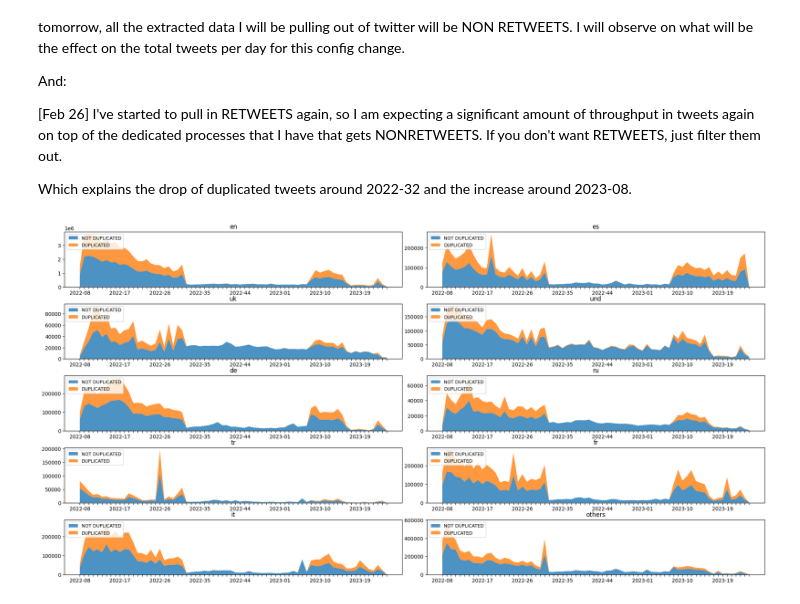
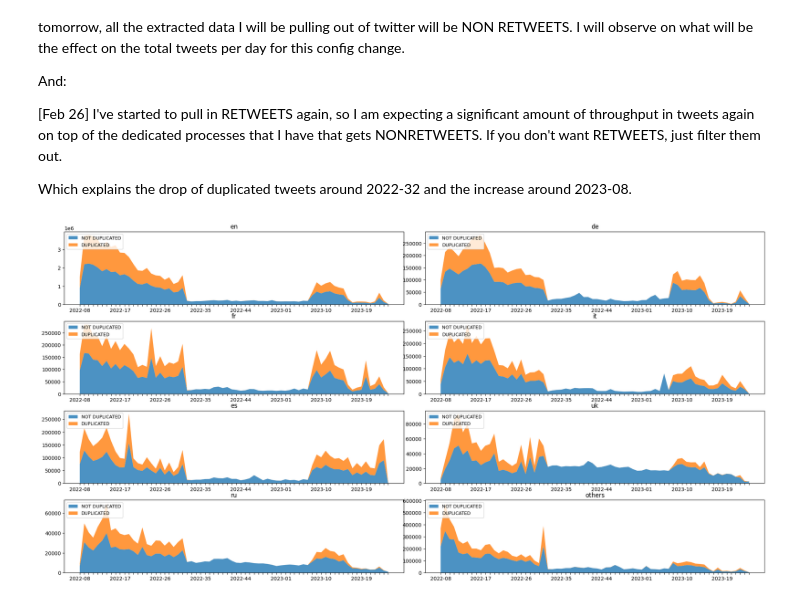
Before and after one commit to Freshpinguin/TopicAnalysisRUWTweets, a Jupyter notebook: Notebooks/FirstOpen.ipynb, the cells around one changed output. Drawn from its saved outputs; the diff is of its cells as text; code cells hidden in the pictures.

```diff
--- a/Notebooks/FirstOpen.ipynb
+++ b/Notebooks/FirstOpen.ipynb
@@ -97,8 +124,8 @@ def get_all_aggregated_data() -> pd.DataFrame:
     """
     Loads or creates all aggregated data.
     """
-    path_2023 = "/Users/robinfeldmann/TopicAnalysisRUWTweets/Data/2023_agg.csv"
-    path_2022 = "/Users/robinfeldmann/TopicAnalysisRUWTweets/Data/2022_agg.csv"
+    path_2023 = "/Users/robinfeldmann/TopicAnalysisRUWTweets/Data/AggregatedData/2023_agg.csv"
+    path_2022 = "/Users/robinfeldmann/TopicAnalysisRUWTweets/Data/AggregatedData/2022_agg.csv"
 
     df_agg_2023 = pd.read_csv(path_2023)
     df_agg_2022 = pd.read_csv(path_2022)
@@ -391,31 +420,37 @@ I've started to pull in RETWEETS again, so I am expecting a significant amount o
 
 Which explains the drop of duplicated tweets around 2022-32 and the increase around 2023-08.
 # %%
-fig, ax = plt.subplots(5,2)
-fig.tight_layout(pad=1.2)
-for lang_index, language in enumerate(selected_lang):
-    x_ind = lang_index % 5
-    y_ind = lang_index % 2
-    df_agg['weeks'] = df_agg['date'].apply(pd.to_datetime).apply(lambda x: str(x.year)+ "-" + str(x.week) if len(str(x.week))==2 else str(x.year)+ "-0" + str(x.week))
+def stackplot_duplicates_over_weeks_multipl(df: pd.DataFrame, languages: np.ndarray[str], save_path: str = None ) -> None:
 
-    df_weeks = df_agg.groupby("weeks")[[language,language+"_dupl"]].sum()
-    df_weeks[DataSchema.ROWS] = df_weeks[language] - df_weeks[language+"_dupl"]
+    fig, ax = plt.subplots( languages.shape[0] // 2,2)
+    fig.tight_layout(pad=1.2)
+    for lang_index, language in enumerate(languages):
+        x_ind = lang_index // 2
+        y_ind = lang_index % 2
+        df['weeks'] = df[MetaDataSchema.DATE].apply(pd.to_datetime).apply(lambda x: str(x.year)+ "-" + str(x.week) if len(str(x.week))==2 else str(x.year)+ "-0" + str(x.week))
+
+        df_weeks = df_agg.groupby("weeks")[[language,language+"_dupl"]].sum()
+        df_weeks[DataSchema.ROWS] = df_weeks[language] - df_weeks[language+"_dupl"]
 
 
 
 
-    ax[x_ind,y_ind].stackplot(df_weeks.index, [df_weeks[language], df_weeks[language+"_dupl"]],
-                 labels=['NOT DUPLICATED', 'DUPLICATED'], alpha=0.8)
+        ax[x_ind,y_ind].stackplot(df_weeks.index, [df_weeks[language], df_weeks[language+"_dupl"]],
+                     labels=['NOT DUPLICATED', 'DUPLICATED'], alpha=0.8)
+        index=["" for _ in range(len(df_weeks.index))]
+        index[::9]=list(df_weeks.index)[::9]
 
-    index=["" for _ in range(len(index))]
-    index[::9]=list(df_weeks.index)[::9]
+        with warnings.catch_warnings():
+            warnings.filterwarnings("ignore")
+            ax[x_ind,y_ind].set_xticklabels(index)#
+        ax[x_ind,y_ind].legend(loc='upper left',fontsize="9")
+        ax[x_ind,y_ind].set_title(f'{language}')
+    if save_path:
+        plt.savefig(save_path)
+    plt.show()
 
-    with warnings.catch_warnings():
-        warnings.filterwarnings("ignore")
-        ax[x_ind,y_ind].set_xticklabels(index)#
-    ax[x_ind,y_ind].legend(loc='upper left',fontsize="9")
-    ax[x_ind,y_ind].set_title(f'{language}')
+    plt.show()
 
-plt.show()
+stackplot_duplicates_over_weeks_multipl(df_agg, selected_languages)
 # %% [output]
-[figure, old version]
+[figure, new version]
```
Also changed, not shown: parts of 11 cells of this notebook, 11 other files.
